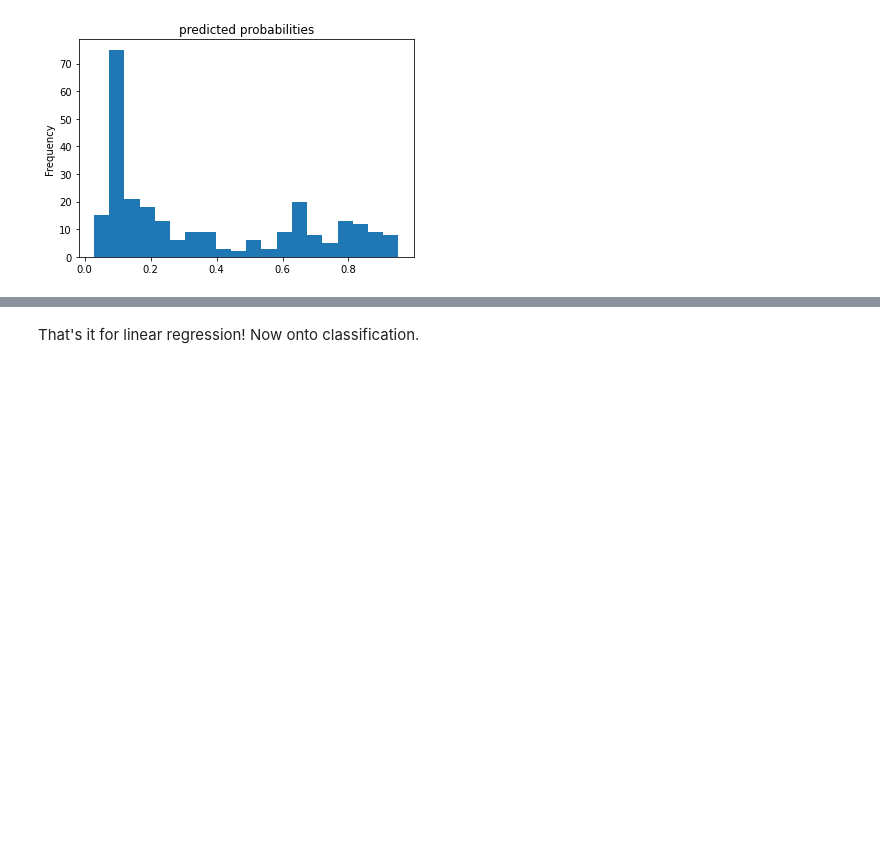
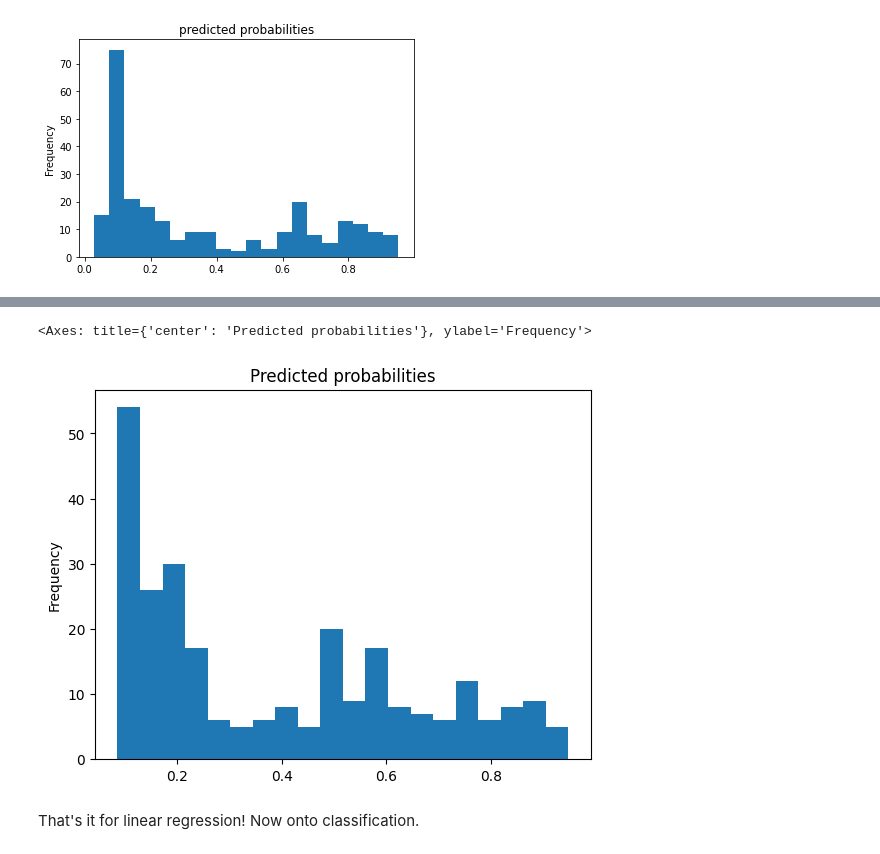
Before and after one commit to gitos-h/FreeCodeCamp_Machine-Learning-with-Python, a Jupyter notebook: Core_Learning_Algorithms.ipynb, the cells around one changed output, grey strips where cells are left out. Cells and saved outputs as stored; diff of their text form; code cells hidden in the pictures; blank space fills up the shorter version.

Commit message:
Added code with updated tensorflow 2.x syntax for linear regression

```diff
--- a/Core_Learning_Algorithms.ipynb
+++ b/Core_Learning_Algorithms.ipynb
@@ -262,3 +294,14 @@ eval_input_fn = make_input_fn(dfeval, y_eval, num_epochs=1, shuffle=False)
+# %%
+### Updated code with keras ###
+def make_dataset(features_df, labels, shuffle=True, batch_size=32): # Creates a dictionary (needed for Keras) from DataFrame
+    ds = tf.data.Dataset.from_tensor_slices((dict(features_df), labels)) # create a tf.data.Dataset
+    if shuffle: # Shuffle dataset
+        ds = ds.shuffle(buffer_size=len(features_df))
+    ds = ds.batch(batch_size) # Groups data in batches
+    return ds
+
+train_ds = make_dataset(dftrain, y_train, shuffle=True, batch_size=32)
+eval_ds = make_dataset(dfeval, y_eval, shuffle=False, batch_size=32)
 # %% [markdown]
 ###Creating the Model
 In this tutorial we are going to use a linear estimator to utilize the linear regression algorithm.
@@ -289,2 +332,10 @@ print(result['accuracy'])  # the result variable is simply a dict of stats about
 # %% [output]
 0.7689394
+# %%
+### Updated code ###
+# Fit the model
+model.fit(train_ds, validation_data=eval_ds, epochs=10)
+
+# Determine accuracy
+loss, accuracy = model.evaluate(eval_ds)
+print(f"Test Accuracy: {accuracy:.4f}")
@@ -316,3 +385,13 @@ INFO:tensorflow:Running local_init_op.
 INFO:tensorflow:Done running local_init_op.
 <matplotlib.axes._subplots.AxesSubplot at 0x...>
 [figure]
+# %%
+# Predicition of probabilities
+probs = model.predict(eval_ds)  # creates an 2D-Array with shape (n, 1)
+
+# Convert to series (flatten required)
+probs_series = pd.Series(probs.flatten())
+
+# Plot histogram
+probs_series.plot(kind='hist', bins=20, title='Predicted probabilities')
+# %% [output]
@@ -319,3 +399,5 @@ INFO:tensorflow:Done running local_init_op.
+<Axes: title={'center': 'Predicted probabilities'}, ylabel='Frequency'>
+[figure, added]
 # %% [markdown]
 That's it for linear regression! Now onto classification.
 # %% [markdown]
```
Also changed, not shown: parts of 16 cells of this notebook.
